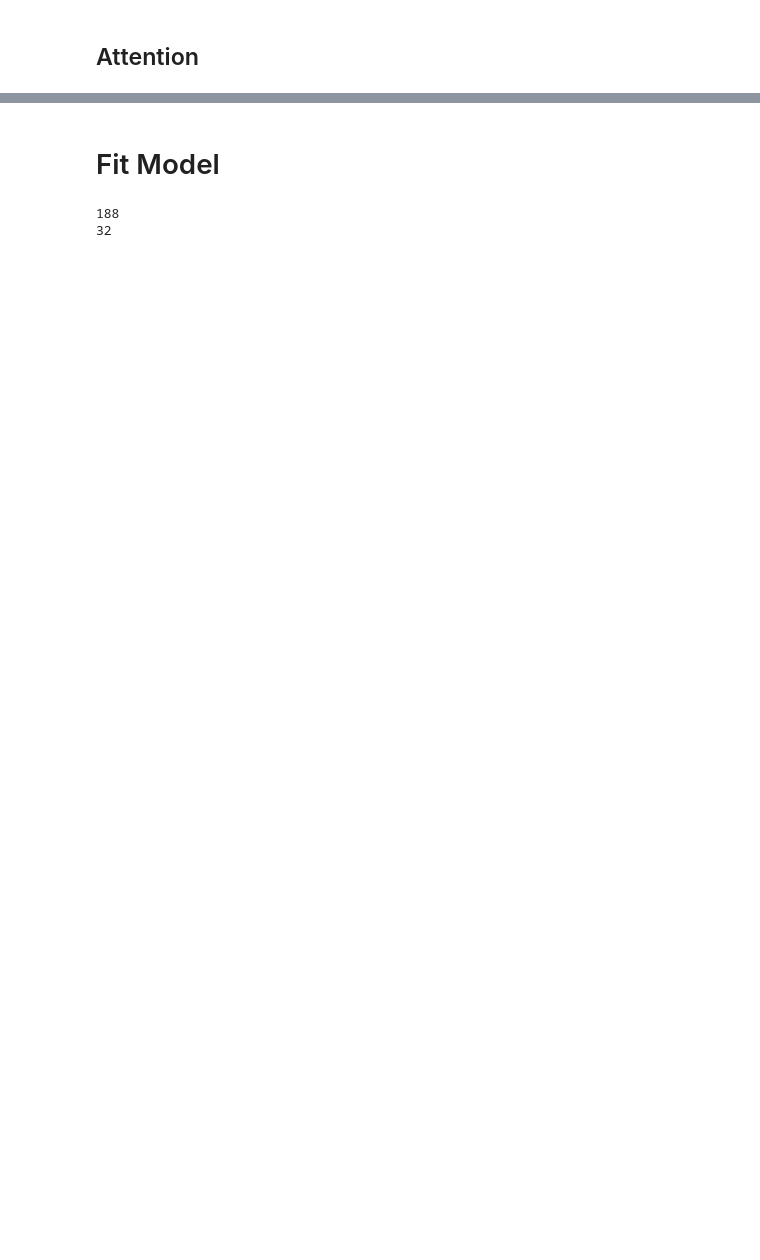
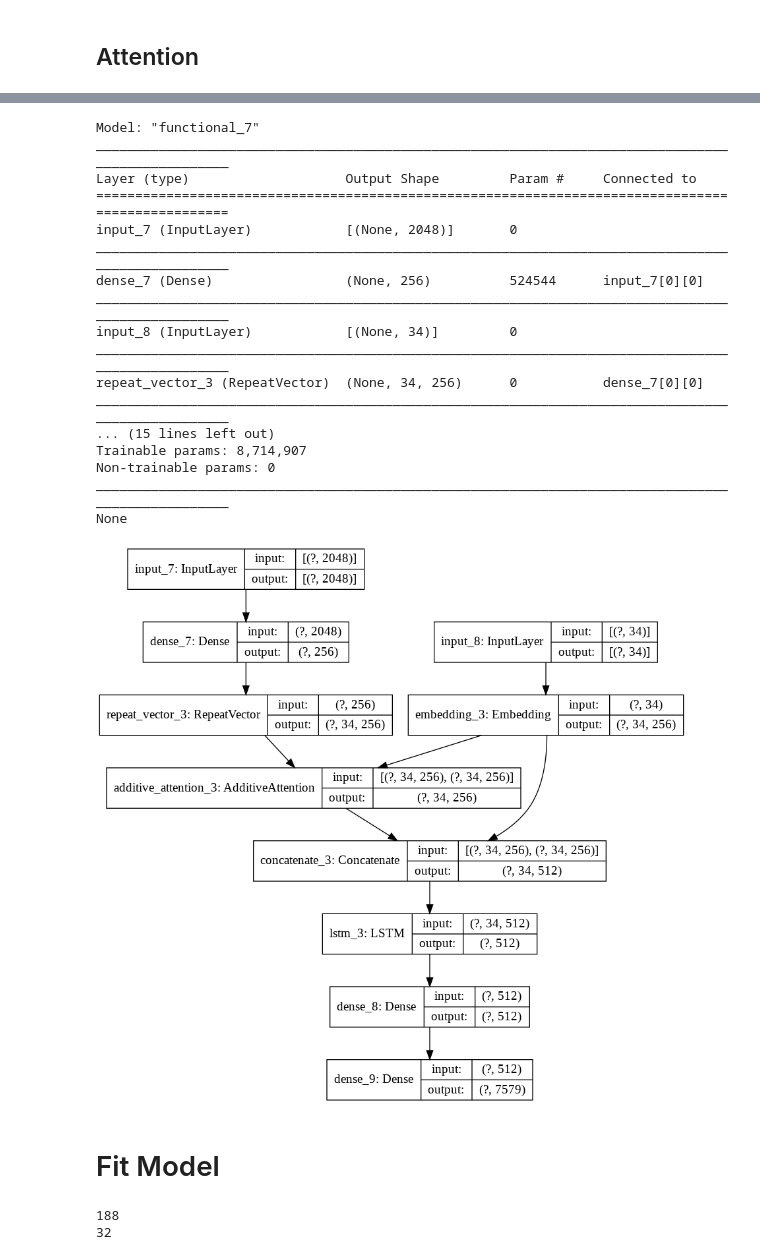
Before and after one commit to juletx/image-caption-generation, a Jupyter notebook: notebook/P71_OIER_Caption_Generation.ipynb, the cells around one changed output, grey strips where cells are left out. Drawn from its saved outputs; the diff is of its cells as text; code cells hidden in the pictures; blank space fills up the shorter version.

```diff
--- a/notebook/P71_OIER_Caption_Generation.ipynb
+++ b/notebook/P71_OIER_Caption_Generation.ipynb
@@ -536,15 +666,18 @@ from keras.layers import AdditiveAttention
 # https://medium.com/swlh/image-captioning-using-attention-mechanism-f3d7fc96eb0e
 def rnn_model_attention(vocab_size, max_length, embedding_size, units, input_size):
     image_input = Input(shape=(input_size,))
-    image_model = Dense(embedding_size, activation='relu')(image_input)
+    image_model_1 = Dense(embedding_size, activation='relu')(image_input)
+    image_model = RepeatVector(max_length)(image_model_1)
 
     caption_input = Input(shape=(max_length,))
-    caption_model_1 = Embedding(vocab_size, embedding_size, mask_zero=True)(caption_input)
-    caption_model_2 = AdditiveAttention()([image_model, caption_model_1])
-    caption_model = LSTM(units, return_sequences=True)(caption_model_2)
+    caption_model = Embedding(vocab_size, embedding_size, mask_zero=True)(caption_input)
 
-    final_model_1 = Dense(units, activation='relu')(caption_model)
-    final_model = Dense(vocab_size, activation='softmax')(final_model_1)
+    attention = AdditiveAttention()([image_model, caption_model])
+    decoder_concat_input = concatenate([attention, caption_model])
+
+    final_model_1 = LSTM(units)(decoder_concat_input)
+    final_model_2 = Dense(units, activation='relu')(final_model_1)
+    final_model = Dense(vocab_size, activation='softmax')(final_model_2)
 
     model = Model(inputs=[image_input, caption_input], outputs=final_model)
     model.compile(loss='categorical_crossentropy', optimizer='adam')
@@ -552,4 +685,5 @@ def rnn_model_attention(vocab_size, max_length, embedding_size, units, input_siz
     # summarize model
     print(model.summary())
     plot_model(model, to_file='models/rnn_model_attention.png', show_shapes=True)
+    display(Image('models/rnn_model_attention.png'))
     return model
@@ -556,8 +693,27 @@ def rnn_model_attention(vocab_size, max_length, embedding_size, units, input_siz
 # %%
 embedding_size = 256
 units = 512
-input_size = 4096
+input_size = 2048
 model = rnn_model_attention(vocab_size, max_length, embedding_size, units, input_size)
+# %% [output]
+Model: "functional_7"
+__________________________________________________________________________________________________
+Layer (type)                    Output Shape         Param #     Connected to
+==================================================================================================
+input_7 (InputLayer)            [(None, 2048)]       0
+__________________________________________________________________________________________________
+dense_7 (Dense)                 (None, 256)          524544      input_7[0][0]
+__________________________________________________________________________________________________
+input_8 (InputLayer)            [(None, 34)]         0
+__________________________________________________________________________________________________
+repeat_vector_3 (RepeatVector)  (None, 34, 256)      0           dense_7[0][0]
+__________________________________________________________________________________________________
+... (15 lines left out)
+Trainable params: 8,714,907
+Non-trainable params: 0
+__________________________________________________________________________________________________
+None
+[figure, added]
 # %% [markdown]
 # Fit Model
 # %%
```
Also changed, not shown: parts of 25 cells of this notebook, 7 other files.
